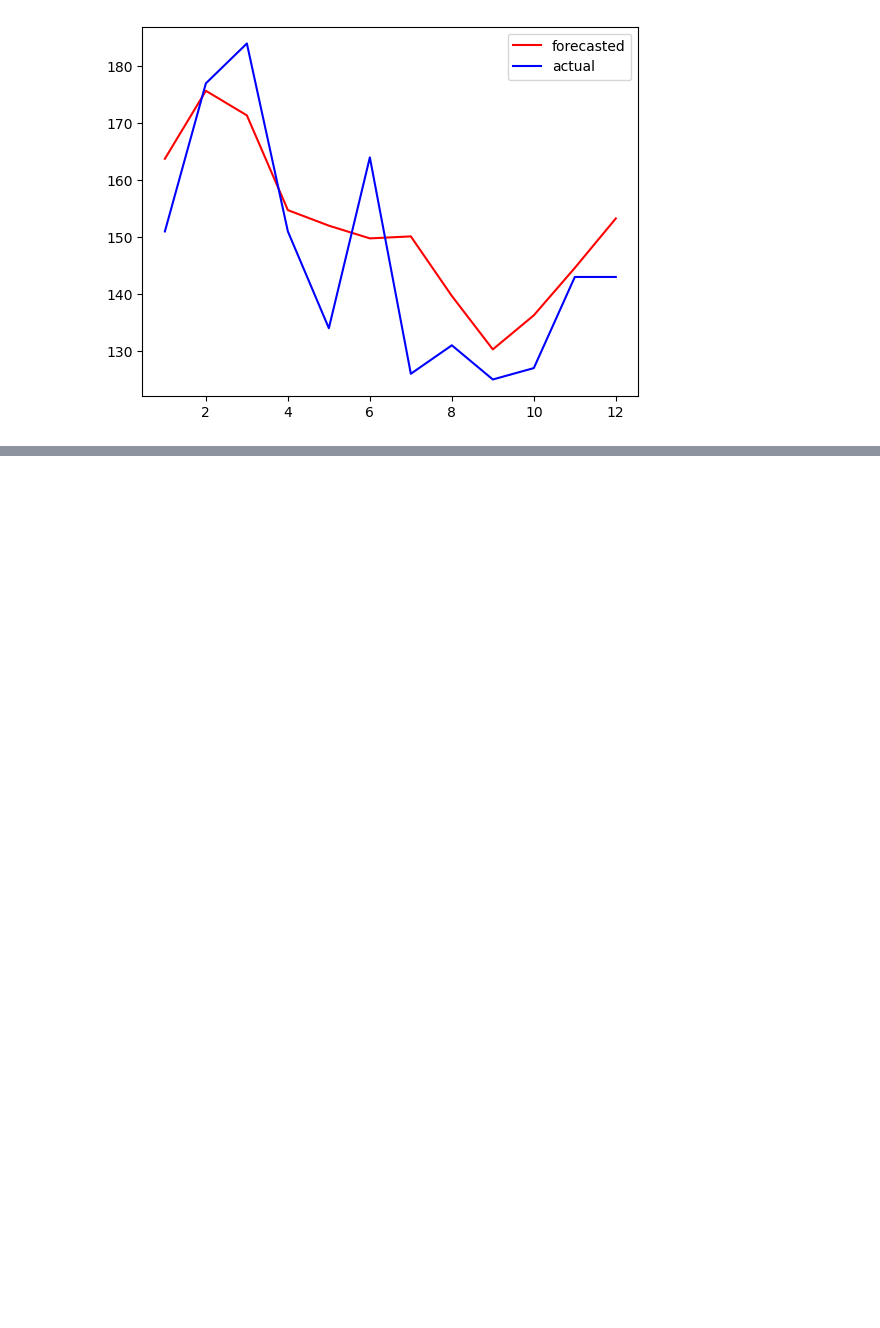
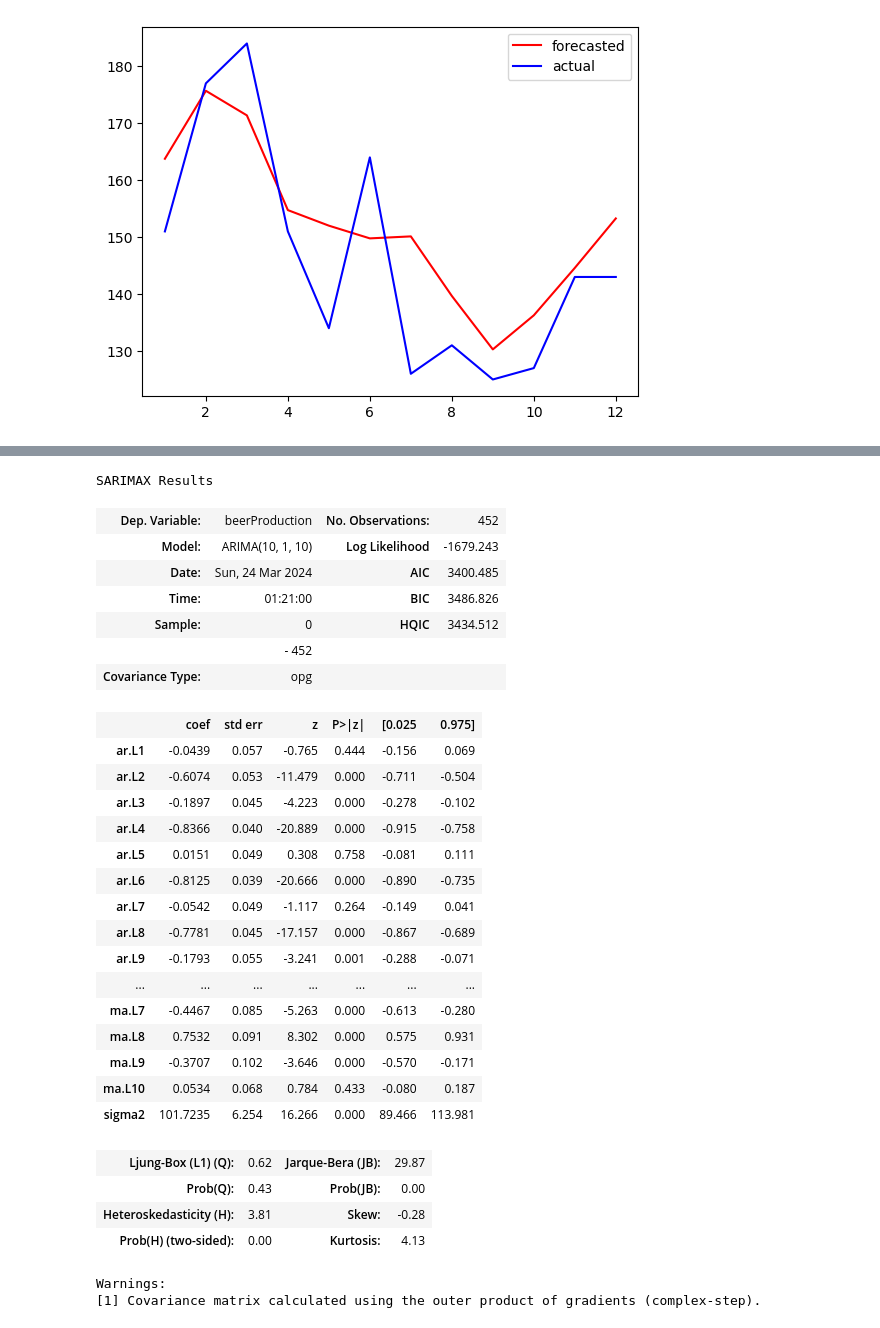
Before and after one commit to RJ-NPN/TimeSeriesAnalysis, a Jupyter notebook: Auto regressive model.ipynb, the cells around one changed output, grey strips where cells are left out. Saved outputs shown, nothing was run; the diff lists cells and outputs as text; code cells hidden in the pictures; blank space fills up the shorter version.

```diff
--- a/Auto regressive model.ipynb
+++ b/Auto regressive model.ipynb
@@ -58,0 +71,33 @@ plt.show()
+# %%
+fit_model.summary()
+# %% [output]
+SARIMAX Results
+| Dep. Variable: | beerProduction | No. Observations: | 452 |
+| Model: | ARIMA(10, 1, 10) | Log Likelihood | -1679.243 |
+| Date: | Sun, 24 Mar 2024 | AIC | 3400.485 |
+| Time: | 01:21:00 | BIC | 3486.826 |
+| Sample: | 0 | HQIC | 3434.512 |
+|  | - 452 |  |  |
+| Covariance Type: | opg |  |  |
+|  | coef | std err | z | P>|z| | [0.025 | 0.975] |
+| ar.L1 | -0.0439 | 0.057 | -0.765 | 0.444 | -0.156 | 0.069 |
+| ar.L2 | -0.6074 | 0.053 | -11.479 | 0.000 | -0.711 | -0.504 |
+| ar.L3 | -0.1897 | 0.045 | -4.223 | 0.000 | -0.278 | -0.102 |
+| ar.L4 | -0.8366 | 0.040 | -20.889 | 0.000 | -0.915 | -0.758 |
+| ar.L5 | 0.0151 | 0.049 | 0.308 | 0.758 | -0.081 | 0.111 |
+| ar.L6 | -0.8125 | 0.039 | -20.666 | 0.000 | -0.890 | -0.735 |
+| ar.L7 | -0.0542 | 0.049 | -1.117 | 0.264 | -0.149 | 0.041 |
+| ar.L8 | -0.7781 | 0.045 | -17.157 | 0.000 | -0.867 | -0.689 |
+| ar.L9 | -0.1793 | 0.055 | -3.241 | 0.001 | -0.288 | -0.071 |
+| ... | ... | ... | ... | ... | ... | ... |
+| ma.L7 | -0.4467 | 0.085 | -5.263 | 0.000 | -0.613 | -0.280 |
+| ma.L8 | 0.7532 | 0.091 | 8.302 | 0.000 | 0.575 | 0.931 |
+| ma.L9 | -0.3707 | 0.102 | -3.646 | 0.000 | -0.570 | -0.171 |
+| ma.L10 | 0.0534 | 0.068 | 0.784 | 0.433 | -0.080 | 0.187 |
+| sigma2 | 101.7235 | 6.254 | 16.266 | 0.000 | 89.466 | 113.981 |
+| Ljung-Box (L1) (Q): | 0.62 | Jarque-Bera (JB): | 29.87 |
+| Prob(Q): | 0.43 | Prob(JB): | 0.00 |
+| Heteroskedasticity (H): | 3.81 | Skew: | -0.28 |
+| Prob(H) (two-sided): | 0.00 | Kurtosis: | 4.13 |
+Warnings:
+[1] Covariance matrix calculated using the outer product of gradients (complex-step).
```
Also changed, not shown: parts of 2 cells of this notebook.
